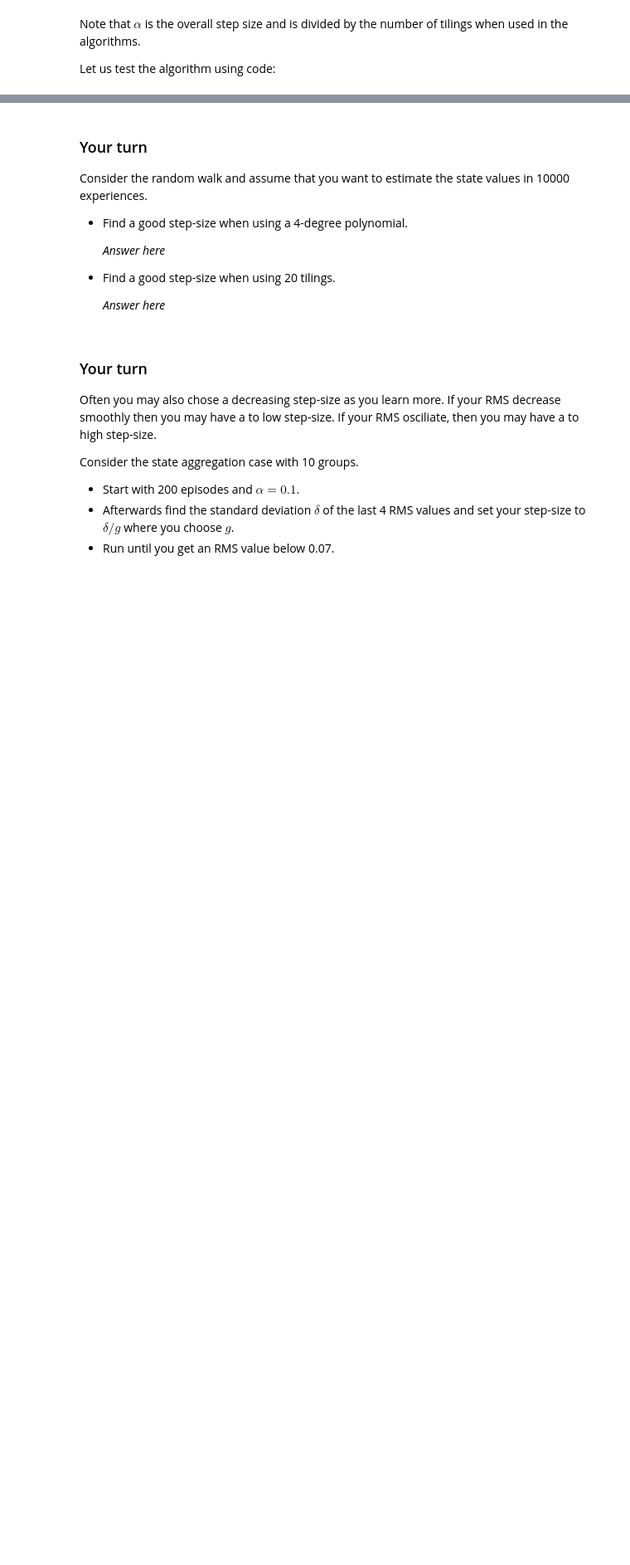
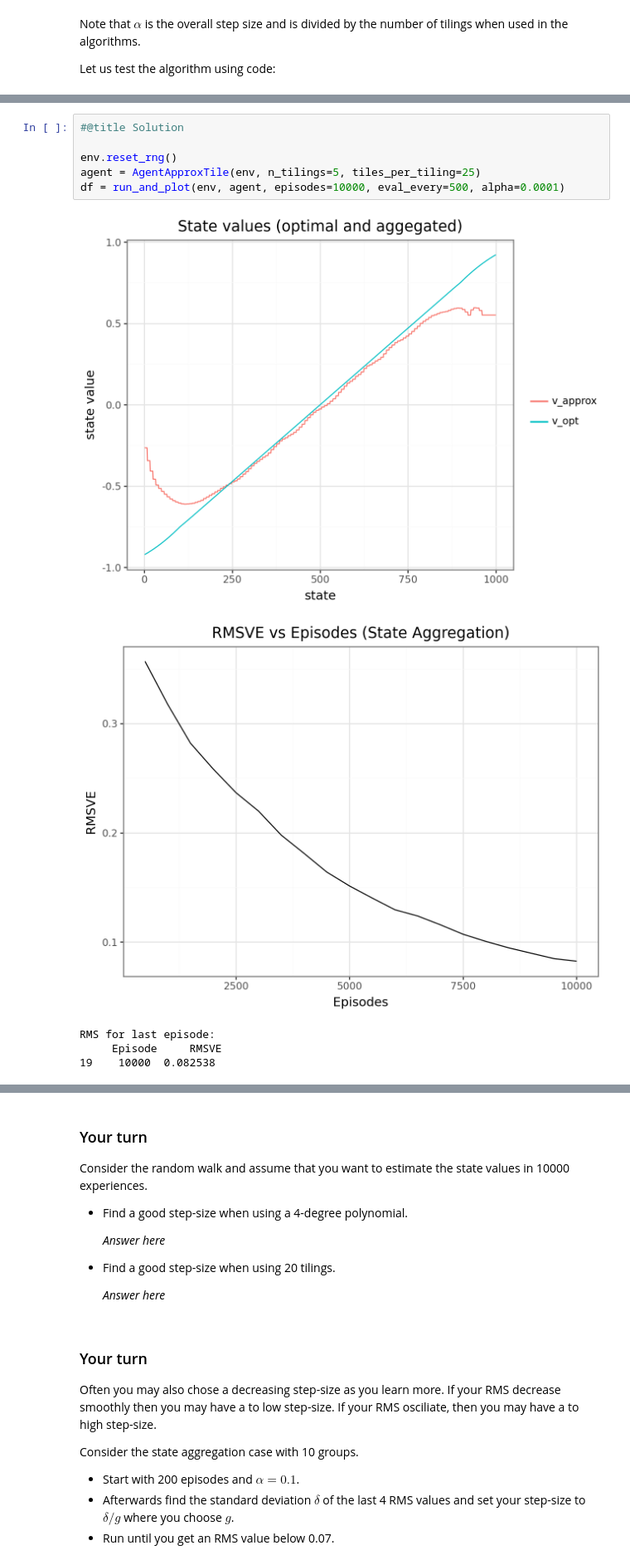
Before and after one commit to simon-mellergaard/RL, a Jupyter notebook: Exercises/12_Approx-pred.ipynb, the cells around one changed output, grey strips where cells are left out. Shown at 83% size. Drawn from its saved outputs; the diff is of its cells as text; blank space fills up the shorter version.

```diff
--- a/Exercises/12_Approx-pred.ipynb
+++ b/Exercises/12_Approx-pred.ipynb
@@ -1219,3 +1252,15 @@ Comment on the results.
+# %%
+#@title Solution
+
+env.reset_rng()
+agent = AgentApproxTile(env, n_tilings=5, tiles_per_tiling=25)
+df = run_and_plot(env, agent, episodes=10000, eval_every=500, alpha=0.0001)
+# %% [output]
+[figure, added]
+[figure, added]
+RMS for last episode:
+     Episode     RMSVE
+19    10000  0.082538
 # %% [markdown]
 ## Selecting Step-Size Parameters Manually
 
```
Also changed, not shown: parts of 13 cells of this notebook.
